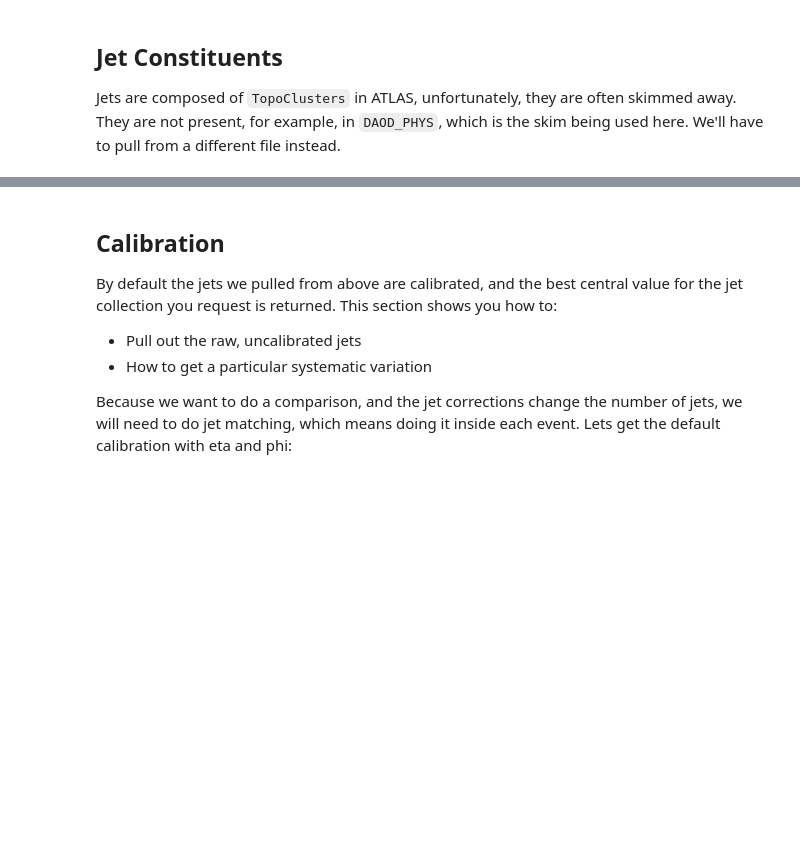
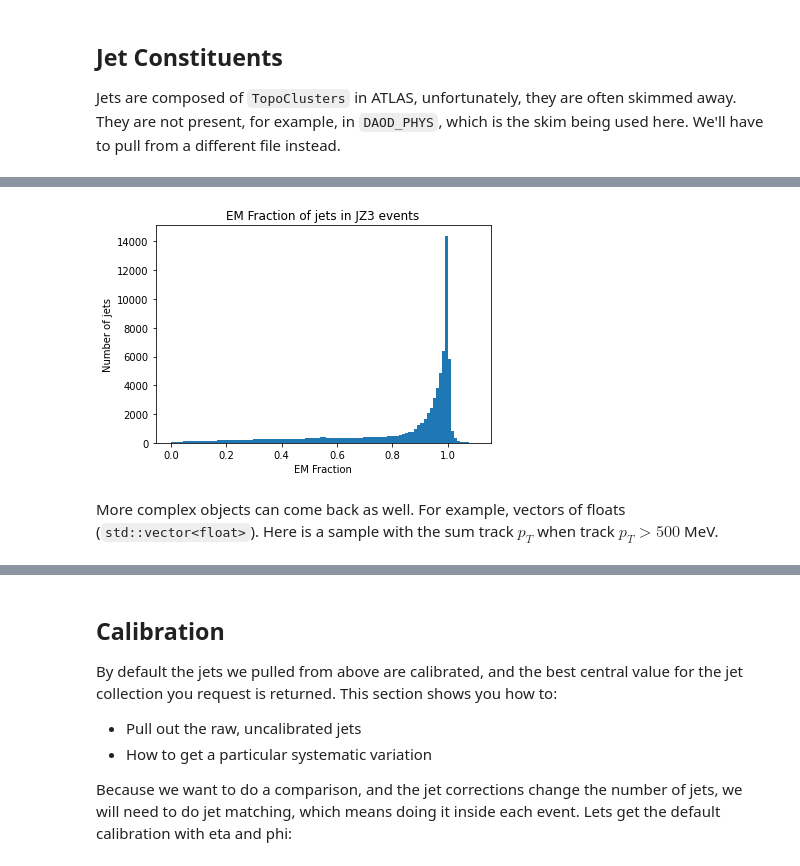
Before and after one commit to gordonwatts/xaod_usage, a Jupyter notebook: book/chapters/jets.ipynb, the cells around one changed output, grey strips where cells are left out. Cells and saved outputs as stored; diff of their text form; code cells hidden in the pictures; blank space fills up the shorter version.

Commit message:
getAttribute works!

```diff
--- a/book/chapters/jets.ipynb
+++ b/book/chapters/jets.ipynb
@@ -47,8 +59,16 @@ _ = plt.title('Jet Cluster $p_T$ distribution for jets in $Z\\rightarrow ee$ eve
 # %%
-jets = (ds
-        .SelectMany(lambda e: e.Jets("AntiKt4EMPFlowJets"))
-        .Where(lambda j: (j.pt() / 1000) > 30)
-        .Select(lambda j: j.getAttribute[cpp_float]('moment_name'))
-        .Select(lambda v: v+1)
-        .AsAwkwardArray('moment')
-        .value())
+moments = (ds
+           .SelectMany(lambda e: e.Jets("AntiKt4EMPFlowJets"))
+           .Where(lambda j: (j.pt() / 1000) > 30)
+           .Select(lambda j: j.getAttribute[cpp_float]('EMFrac'))
+           .AsAwkwardArray('emfrac')
+           .value())
+# %%
+plt.hist(moments.emfrac, bins=100, range=(0, 1.1))
+plt.xlabel('EM Fraction')
+plt.ylabel('Number of jets')
+_ = plt.title('EM Fraction of jets in JZ3 events')
+# %% [output]
+[figure, added]
+# %% [markdown]
+More complex objects can come back as well. For example, vectors of floats (`std::vector<float>`). Here is a sample with the sum track $p_T$ when track $p_T > 500$ MeV.
```
Also changed, not shown: parts of 17 cells of this notebook.
